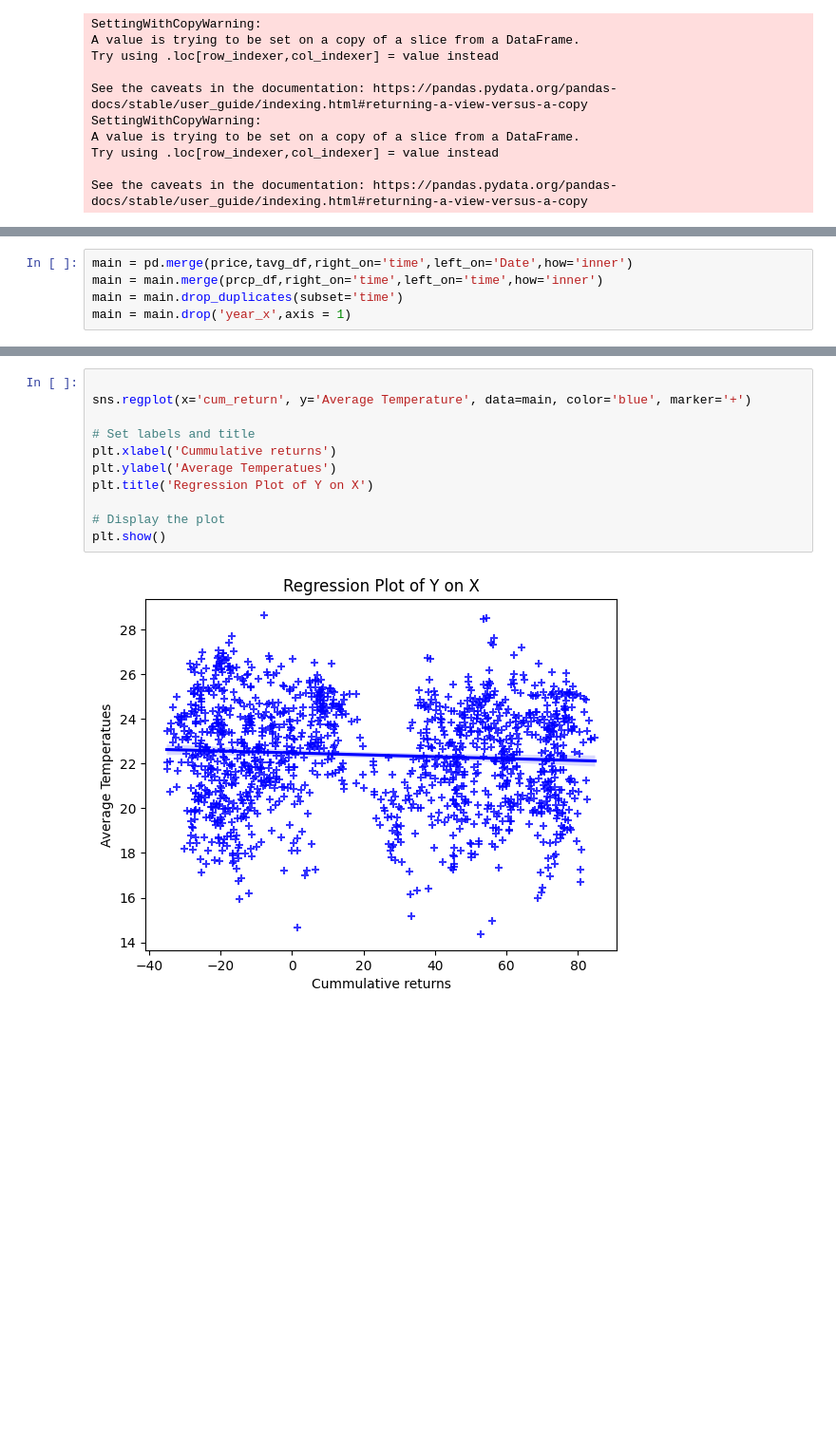
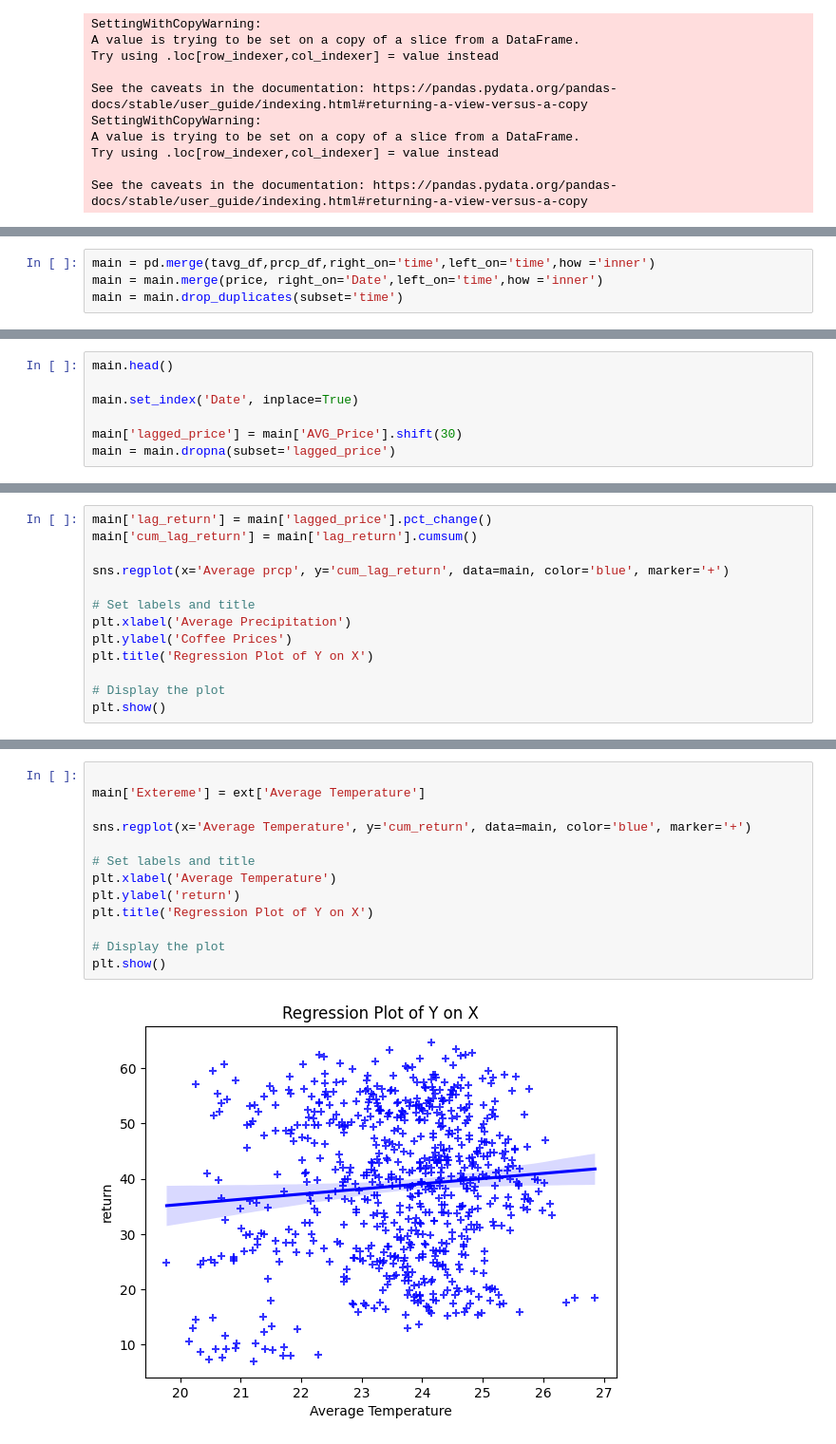
Before and after one commit to maseehfaizan/Project_code, a Jupyter notebook: Master.ipynb, the cells around one changed output, grey strips where cells are left out. Shown at 95% size. Saved outputs shown, nothing was run; the diff lists cells and outputs as text; blank space fills up the shorter version.

```diff
--- a/Master.ipynb
+++ b/Master.ipynb
@@ -299,0 +332,4 @@ See the caveats in the documentation: https://pandas.pydata.org/pandas-docs/stab
+# %%
+main = pd.merge(tavg_df,prcp_df,right_on='time',left_on='time',how ='inner')
+main = main.merge(price, right_on='Date',left_on='time',how ='inner')
+main = main.drop_duplicates(subset='time')
@@ -299,0 +349,7 @@ See the caveats in the documentation: https://pandas.pydata.org/pandas-docs/stab
+# %%
+main.head()
+
+main.set_index('Date', inplace=True)
+
+main['lagged_price'] = main['AVG_Price'].shift(30)
+main = main.dropna(subset='lagged_price')
@@ -342,8 +400,3 @@ plt.show()
-# %%
-main = pd.merge(price,tavg_df,right_on='time',left_on='Date',how='inner')
-main = main.merge(prcp_df,right_on='time',left_on='time',how='inner')
-main = main.drop_duplicates(subset='time')
-main = main.drop('year_x',axis = 1)
 # %%
 main.head(2)
 # %% [output]
@@ -353,0 +408,13 @@ main.head(2)
+# %%
+main['lag_return'] = main['lagged_price'].pct_change()
+main['cum_lag_return'] = main['lag_return'].cumsum()
+
+sns.regplot(x='Average prcp', y='cum_lag_return', data=main, color='blue', marker='+')
+
+# Set labels and title
+plt.xlabel('Average Precipitation')
+plt.ylabel('Coffee Prices')
+plt.title('Regression Plot of Y on X')
+
+# Display the plot
+plt.show()
@@ -354,14 +423,16 @@ main.head(2)
 # %%
 
-sns.regplot(x='cum_return', y='Average Temperature', data=main, color='blue', marker='+')
+main['Extereme'] = ext['Average Temperature']
+
+sns.regplot(x='Average Temperature', y='cum_return', data=main, color='blue', marker='+')
 
 # Set labels and title
-plt.xlabel('Cummulative returns')
-plt.ylabel('Average Temperatues')
+plt.xlabel('Average Temperature')
+plt.ylabel('return')
 plt.title('Regression Plot of Y on X')
 
 # Display the plot
 plt.show()
 # %% [output]
-[figure, old version]
+[figure, new version]
 # %%
```
Also changed, not shown: parts of 32 cells of this notebook, 2 other files.
